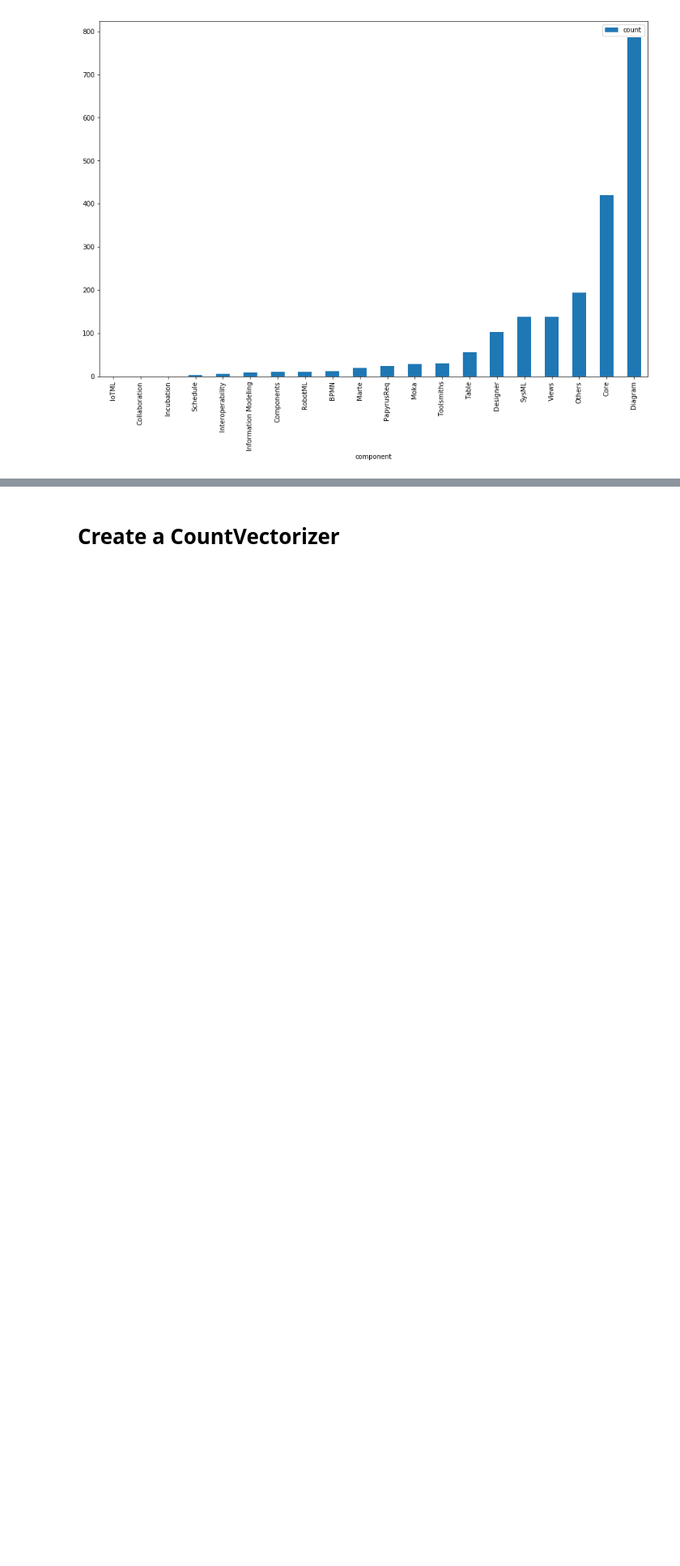
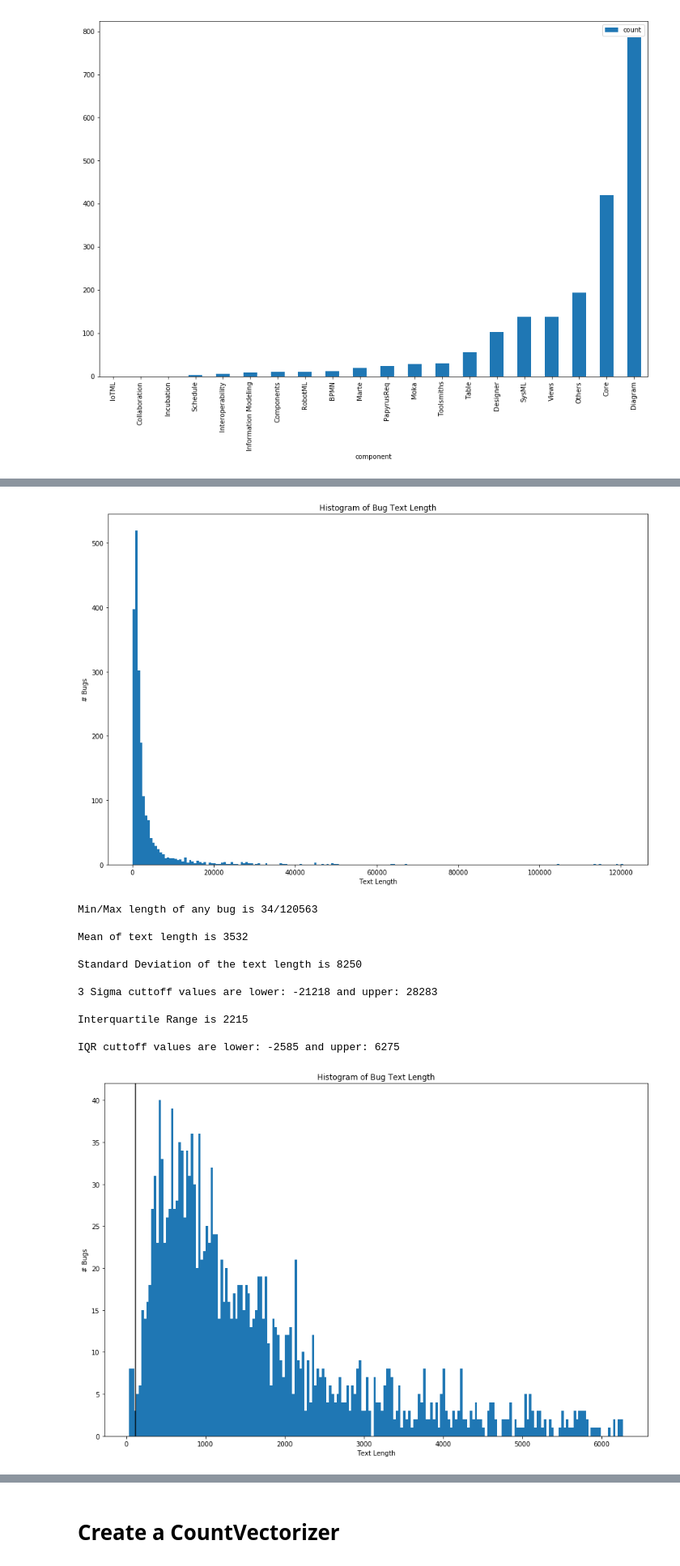
Before and after one commit to HSV-AI/bug-analysis, a Jupyter notebook: Topic_Modeling_LDA.ipynb, the cells around one changed output, grey strips where cells are left out. Shown: that part at 81% size. Saved outputs shown, nothing was run; the diff lists cells and outputs as text; code cells hidden in the pictures; blank space fills up the shorter version.

```diff
--- a/Topic_Modeling_LDA.ipynb
+++ b/Topic_Modeling_LDA.ipynb
@@ -45,0 +38,69 @@ Accepting values between  145.95  and  36615.71
+# %%
+df['length'] = df['text'].str.len()
+text_arr = df.loc[:,'length'].values
+
+# Plot a histogram of the text length
+plt.figure(figsize=(15,10))
+plt.xlabel('Text Length')
+plt.ylabel('# Bugs')
+plt.title('Histogram of Bug Text Length')
+plt.hist(text_arr, bins=200)
+plt.show()
+
+print('Min/Max length of any bug is %d/%d\n'%(np.min(text_arr), np.max(text_arr)))
+
+# Find the values bounding the 98 percentile
+# May want to filter these later
+mean = np.mean(text_arr)
+print('Mean of text length is %d\n ' % mean)
+stdev = np.std(text_arr)
+print('Standard Deviation of the text length is %d\n' % stdev)
+#Compute 3sigma
+sigma = 3*stdev
+lower = mean - sigma
+upper = mean + sigma
+
+print('3 Sigma cuttoff values are lower: %d and upper: %d\n' % (lower, upper))
+
+q25, q75 = np.percentile(text_arr, 25), np.percentile(text_arr, 75)
+iqr = q75 - q25
+print('Interquartile Range is %d\n' % iqr)
+
+cut_off = iqr * 1.5
+lower, upper = q25 - cut_off, q75 + cut_off
+
+print('IQR cuttoff values are lower: %d and upper: %d\n' % (lower, upper))
+
+trimmedDF = df.loc[(df['length'] > lower) & (df['length'] < upper)]
+
+# Let's get a look at these values
+text_arr = trimmedDF.loc[:,'length'].values
+
+# Plot a histogram of the text length
+plt.figure(figsize=(15,10))
+plt.xlabel('Text Length')
+plt.ylabel('# Bugs')
+plt.title('Histogram of Bug Text Length')
+plt.axvline(x=120, color='k')
+plt.hist(text_arr, bins=200)
+plt.show()
+
+print("Using a manually defined lower value of 120 (See Vertical Black Line Above)\n")
+lower = 120
+trimmedDF = df.loc[(df['length'] > lower) & (df['length'] < upper)]
+text_arr = trimmedDF.loc[:,'length'].values
+print('The resulting set contains %d bugs\n' % len(text_arr))
+# %% [output]
+[figure, added]
+Min/Max length of any bug is 34/120563
+
+Mean of text length is 3532
+
+Standard Deviation of the text length is 8250
+
+3 Sigma cuttoff values are lower: -21218 and upper: 28283
+
+Interquartile Range is 2215
+
+IQR cuttoff values are lower: -2585 and upper: 6275
+[figure, added]
```
Also changed, not shown: parts of 10 cells of this notebook.
